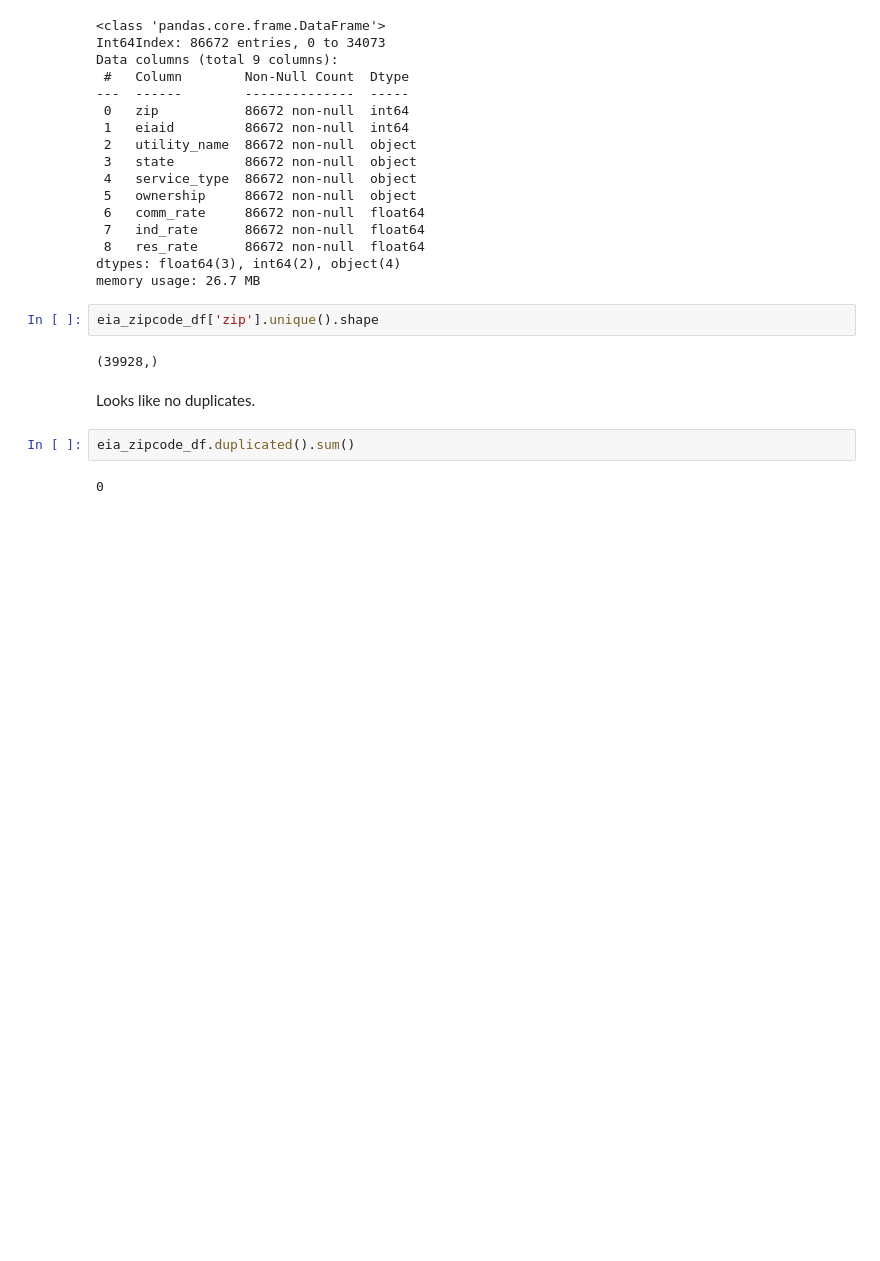
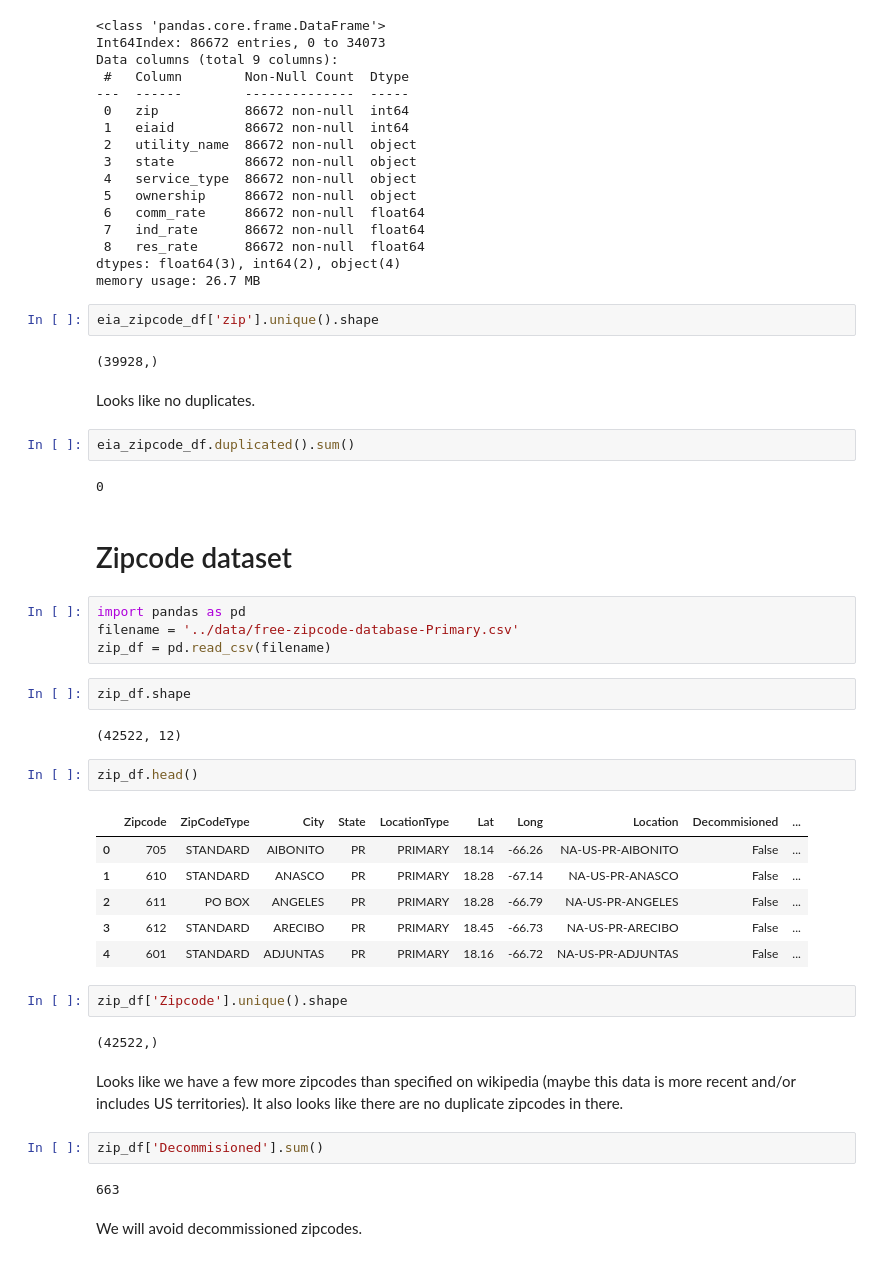
Before and after one commit to nateGeorge/udacity_dend_capstone, a Jupyter notebook: notebooks/EDA.ipynb, the cells around one changed output. Saved outputs shown, nothing was run; the diff lists cells and outputs as text; blank space fills up the shorter version.

```diff
--- a/EDA.ipynb
+++ b/notebooks/EDA.ipynb
@@ -420,3 +420,34 @@ Looks like no duplicates.
 eia_zipcode_df.duplicated().sum()
 # %% [output]
 0
+# %% [markdown]
+# Zipcode dataset
+# %%
+import pandas as pd
+filename = '../data/free-zipcode-database-Primary.csv'
+zip_df = pd.read_csv(filename)
+# %%
+zip_df.shape
+# %% [output]
+(42522, 12)
+# %%
+zip_df.head()
+# %% [output]
+|  | Zipcode | ZipCodeType | City | State | LocationType | Lat | Long | Location | Decommisioned | ... |
+| 0 | 705 | STANDARD | AIBONITO | PR | PRIMARY | 18.14 | -66.26 | NA-US-PR-AIBONITO | False | ... |
+| 1 | 610 | STANDARD | ANASCO | PR | PRIMARY | 18.28 | -67.14 | NA-US-PR-ANASCO | False | ... |
+| 2 | 611 | PO BOX | ANGELES | PR | PRIMARY | 18.28 | -66.79 | NA-US-PR-ANGELES | False | ... |
+| 3 | 612 | STANDARD | ARECIBO | PR | PRIMARY | 18.45 | -66.73 | NA-US-PR-ARECIBO | False | ... |
+| 4 | 601 | STANDARD | ADJUNTAS | PR | PRIMARY | 18.16 | -66.72 | NA-US-PR-ADJUNTAS | False | ... |
+# %%
+zip_df['Zipcode'].unique().shape
+# %% [output]
+(42522,)
+# %% [markdown]
+Looks like we have a few more zipcodes than specified on wikipedia (maybe this data is more recent and/or includes US territories).  It also looks like there are no duplicate zipcodes in there.
+# %%
+zip_df['Decommisioned'].sum()
+# %% [output]
+663
+# %% [markdown]
+We will avoid decommissioned zipcodes.
```
Also changed, not shown: parts of 4 cells of this notebook, 22 other files.
